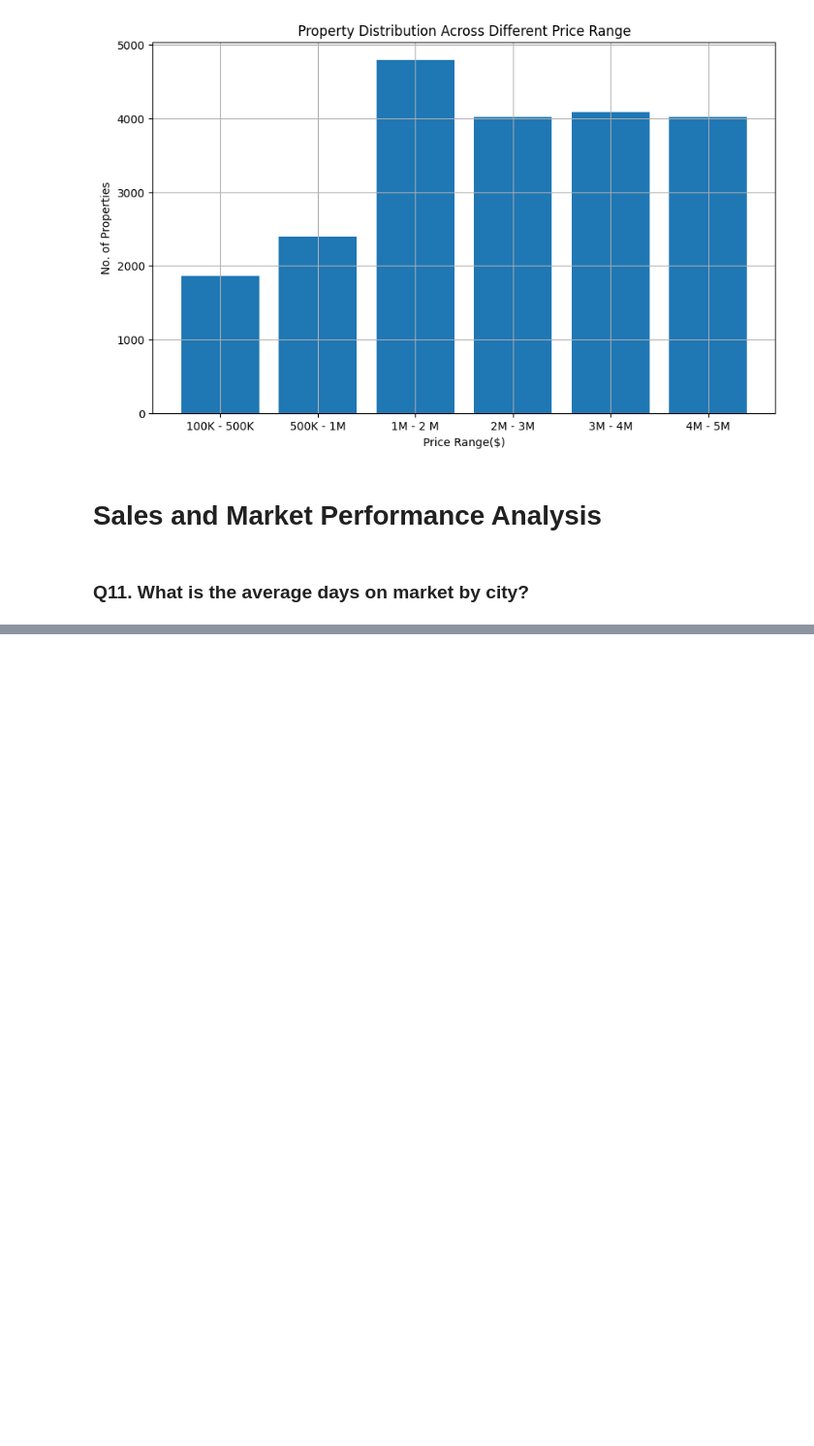
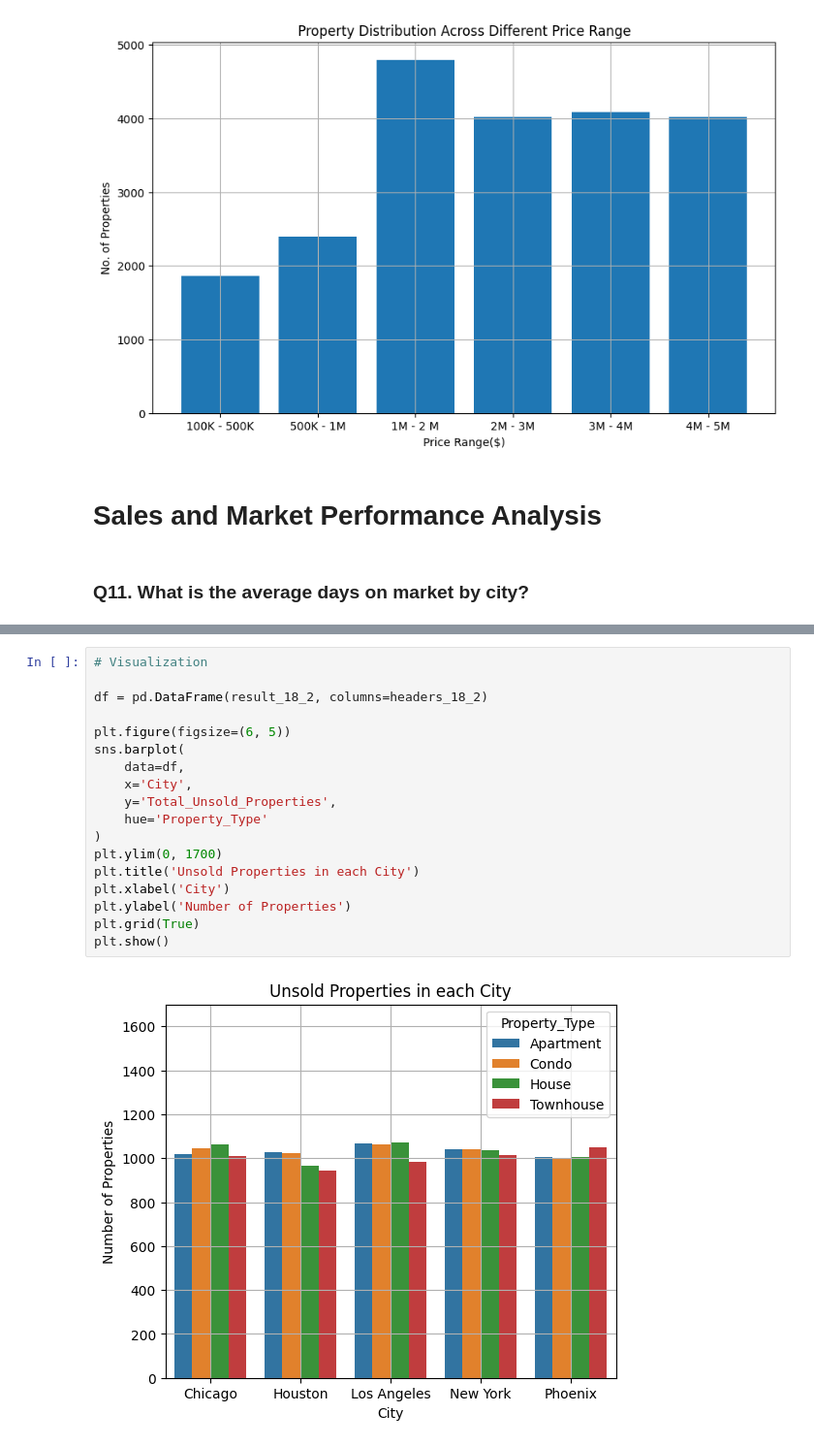
Before and after one commit to JS-Tharun/Real-Estate-Analysis, a Jupyter notebook: notebook.ipynb, the cells around one changed output, grey strips where cells are left out. Shown at 97% size. Saved outputs shown, nothing was run; the diff lists cells and outputs as text; blank space fills up the shorter version.

```diff
--- a/notebook.ipynb
+++ b/notebook.ipynb
@@ -1690,0 +2097,20 @@ print(tabulate(result_11, headers=headers, tablefmt='grid'))
+# %%
+# Visualization
+
+df = pd.DataFrame(result_18_2, columns=headers_18_2)
+
+plt.figure(figsize=(6, 5))
+sns.barplot(
+    data=df,
+    x='City',
+    y='Total_Unsold_Properties',
+    hue='Property_Type'
+)
+plt.ylim(0, 1700)
+plt.title('Unsold Properties in each City')
+plt.xlabel('City')
+plt.ylabel('Number of Properties')
+plt.grid(True)
+plt.show()
+# %% [output]
+[figure, added]
```
Also changed, not shown: parts of 19 cells of this notebook, 1 other file.
